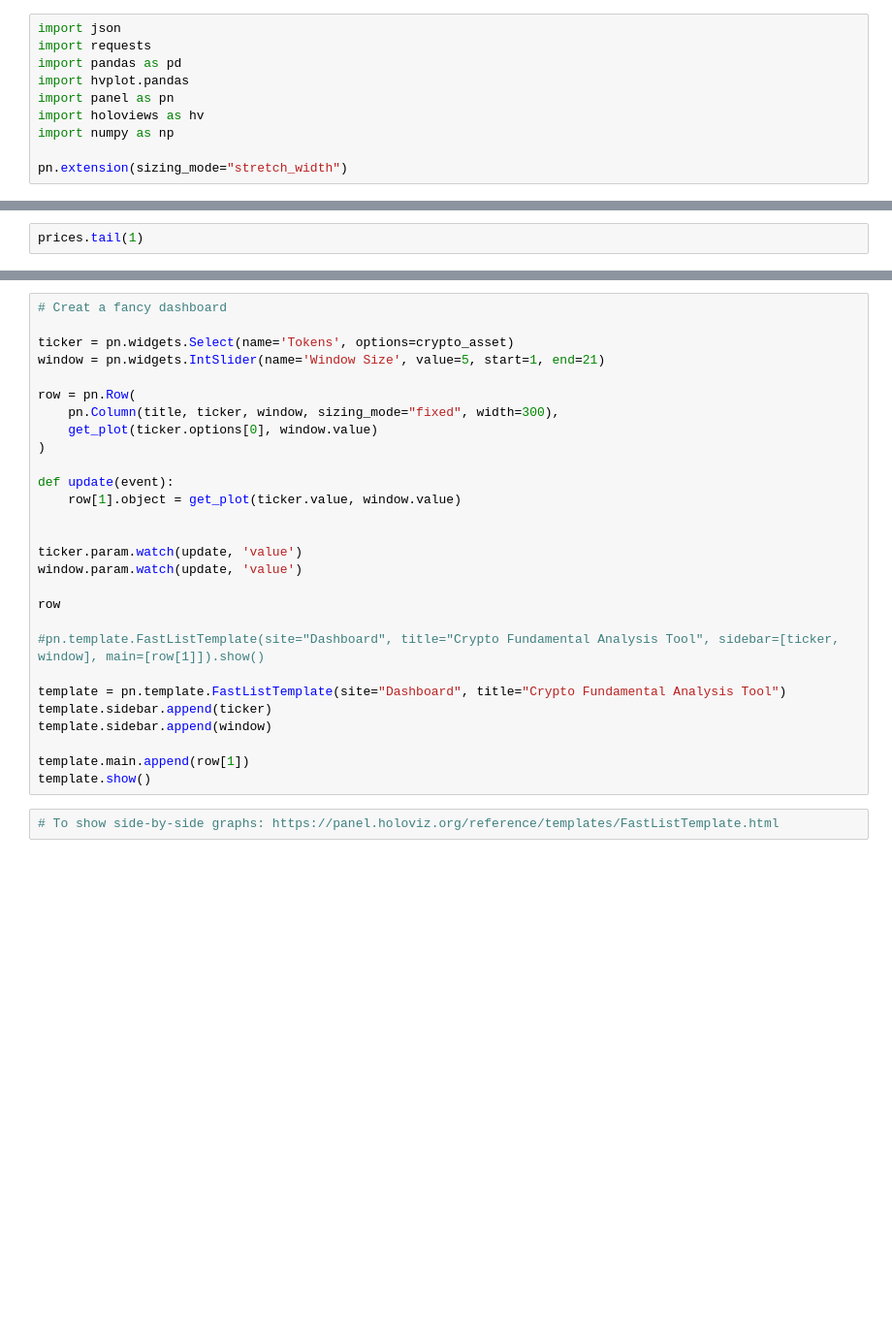
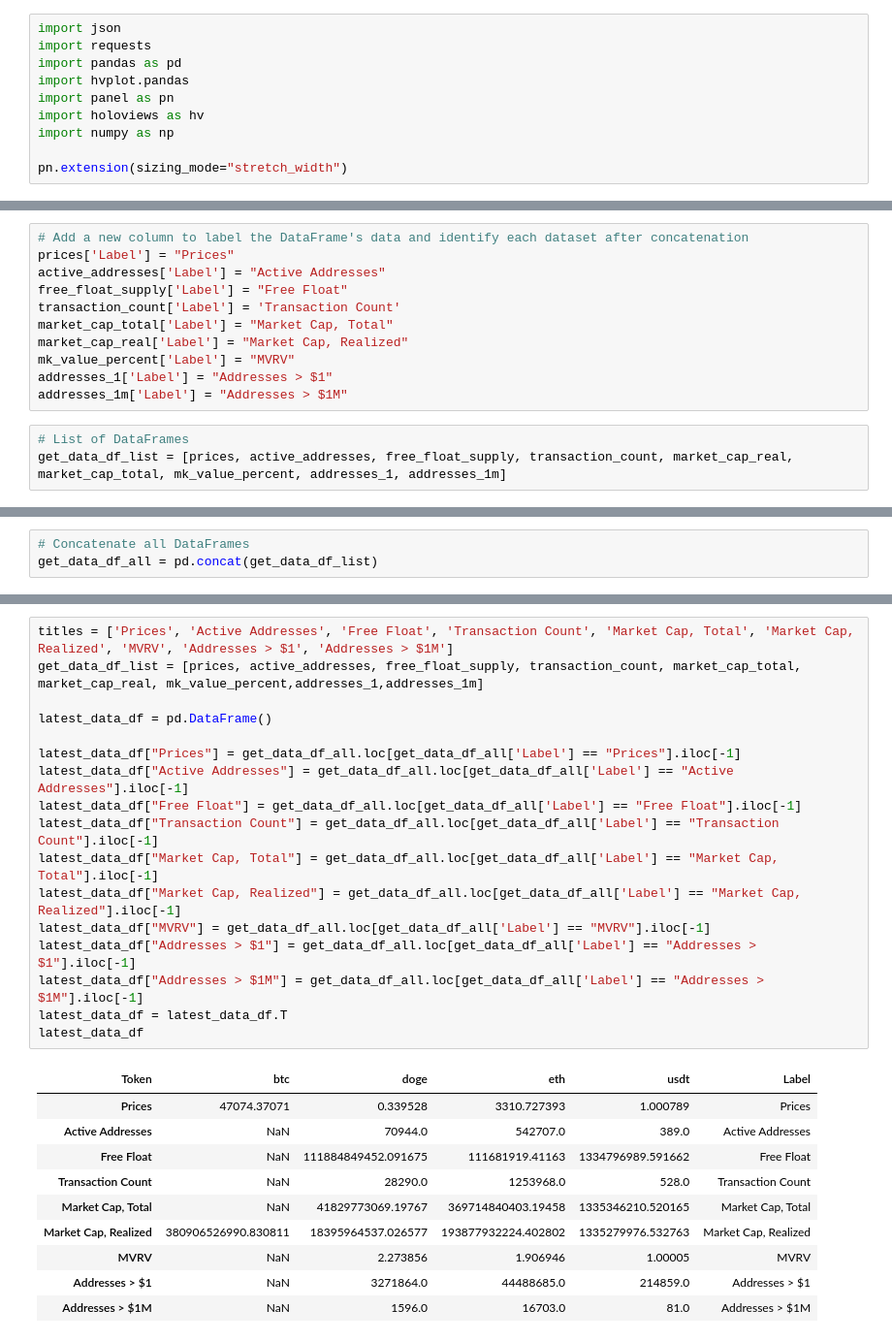
Before and after one commit to MoustafaMous/Project-1-, a Jupyter notebook: [Latest]Project_1_Notebook-Copy1.ipynb, the cells around one changed output, grey strips where cells are left out. Shown: that part at 97% size. Drawn from its saved outputs; the diff is of its cells as text; blank space fills up the shorter version.

Commit message:
final plot and fundamental table

```diff
--- a/[Latest]Project_1_Notebook-Copy1.ipynb
+++ b/[Latest]Project_1_Notebook-Copy1.ipynb
@@ -87,2 +79,14 @@ addresses_1m['eth'].hvplot()
+# %%
+# Add a new column to label the DataFrame's data and identify each dataset after concatenation
+prices['Label'] = "Prices"
+active_addresses['Label'] = "Active Addresses"
+free_float_supply['Label'] = "Free Float"
+transaction_count['Label'] = 'Transaction Count'
+market_cap_total['Label'] = "Market Cap, Total"
+market_cap_real['Label'] = "Market Cap, Realized"
+mk_value_percent['Label'] = "MVRV"
+addresses_1['Label'] = "Addresses > $1"
+addresses_1m['Label'] = "Addresses > $1M"
 # %%
-prices.tail(1)
+# List of DataFrames
+get_data_df_list = [prices, active_addresses, free_float_supply, transaction_count, market_cap_real, market_cap_total, mk_value_percent, addresses_1, addresses_1m]
@@ -93 +93,4 @@ prices.tail(1)
+# %%
+# Concatenate all DataFrames
+get_data_df_all = pd.concat(get_data_df_list)
 # %%
@@ -135,30 +107,28 @@ addresses
-# %%
-# Creat a fancy dashboard
-
-ticker = pn.widgets.Select(name='Tokens', options=crypto_asset)
-window = pn.widgets.IntSlider(name='Window Size', value=5, start=1, end=21)
-
-row = pn.Row(
-    pn.Column(title, ticker, window, sizing_mode="fixed", width=300),
-    get_plot(ticker.options[0], window.value)
-)
-
-def update(event):
-    row[1].object = get_plot(ticker.value, window.value)
-
-
-ticker.param.watch(update, 'value')
-window.param.watch(update, 'value')
-
-row
-
-#pn.template.FastListTemplate(site="Dashboard", title="Crypto Fundamental Analysis Tool", sidebar=[ticker, window], main=[row[1]]).show()
-
-template = pn.template.FastListTemplate(site="Dashboard", title="Crypto Fundamental Analysis Tool")
-template.sidebar.append(ticker)
-template.sidebar.append(window)
-
-template.main.append(row[1])
-template.show()
 # %%
-# To show side-by-side graphs: https://panel.holoviz.org/reference/templates/FastListTemplate.html
+titles = ['Prices', 'Active Addresses', 'Free Float', 'Transaction Count', 'Market Cap, Total', 'Market Cap, Realized', 'MVRV', 'Addresses > $1', 'Addresses > $1M']
+get_data_df_list = [prices, active_addresses, free_float_supply, transaction_count, market_cap_total, market_cap_real, mk_value_percent,addresses_1,addresses_1m]
+
+latest_data_df = pd.DataFrame()
+
+latest_data_df["Prices"] = get_data_df_all.loc[get_data_df_all['Label'] == "Prices"].iloc[-1]
+latest_data_df["Active Addresses"] = get_data_df_all.loc[get_data_df_all['Label'] == "Active Addresses"].iloc[-1]
+latest_data_df["Free Float"] = get_data_df_all.loc[get_data_df_all['Label'] == "Free Float"].iloc[-1]
+latest_data_df["Transaction Count"] = get_data_df_all.loc[get_data_df_all['Label'] == "Transaction Count"].iloc[-1]
+latest_data_df["Market Cap, Total"] = get_data_df_all.loc[get_data_df_all['Label'] == "Market Cap, Total"].iloc[-1]
+latest_data_df["Market Cap, Realized"] = get_data_df_all.loc[get_data_df_all['Label'] == "Market Cap, Realized"].iloc[-1]
+latest_data_df["MVRV"] = get_data_df_all.loc[get_data_df_all['Label'] == "MVRV"].iloc[-1]
+latest_data_df["Addresses > $1"] = get_data_df_all.loc[get_data_df_all['Label'] == "Addresses > $1"].iloc[-1]
+latest_data_df["Addresses > $1M"] = get_data_df_all.loc[get_data_df_all['Label'] == "Addresses > $1M"].iloc[-1]
+latest_data_df = latest_data_df.T
+latest_data_df
+# %% [output]
+| Token | btc | doge | eth | usdt | Label |
+| Prices | 47074.37071 | 0.339528 | 3310.727393 | 1.000789 | Prices |
+| Active Addresses | NaN | 70944.0 | 542707.0 | 389.0 | Active Addresses |
+| Free Float | NaN | 111884849452.091675 | 111681919.41163 | 1334796989.591662 | Free Float |
+| Transaction Count | NaN | 28290.0 | 1253968.0 | 528.0 | Transaction Count |
+| Market Cap, Total | NaN | 41829773069.19767 | 369714840403.19458 | 1335346210.520165 | Market Cap, Total |
+| Market Cap, Realized | 380906526990.830811 | 18395964537.026577 | 193877932224.402802 | 1335279976.532763 | Market Cap, Realized |
+| MVRV | NaN | 2.273856 | 1.906946 | 1.00005 | MVRV |
+| Addresses > $1 | NaN | 3271864.0 | 44488685.0 | 214859.0 | Addresses > $1 |
+| Addresses > $1M | NaN | 1596.0 | 16703.0 | 81.0 | Addresses > $1M |
```
Also changed, not shown: parts of 10 cells of this notebook, 2 other files.
